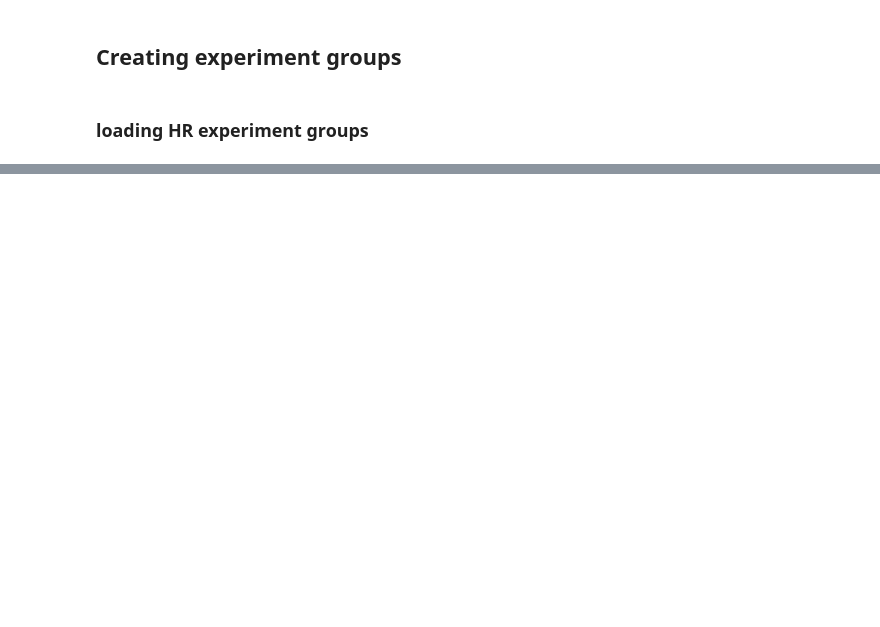
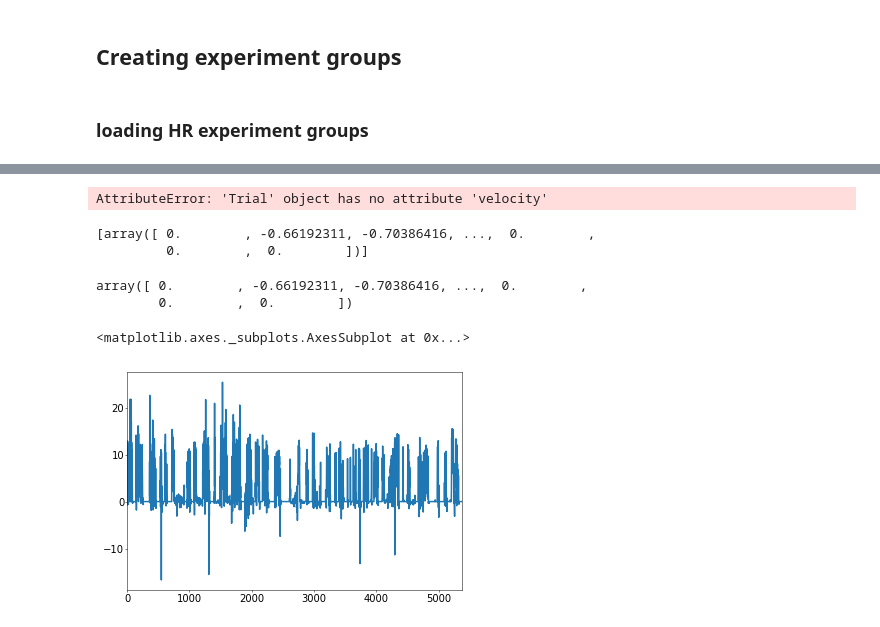
Before and after one commit to GergelyTuri/code, a Jupyter notebook: MOSSY_common.ipynb, the cells around one changed output, grey strips where cells are left out. Drawn from its saved outputs; the diff is of its cells as text; code cells hidden in the pictures; blank space fills up the shorter version.

```diff
--- a/MOSSY_common.ipynb
+++ b/MOSSY_common.ipynb
@@ -90,0 +96,24 @@ mossyMice.
+# %%
+trial = expGrp2[0][0]
+# expt.behaviorData(imageSync=True)
+# behav
+trial.velocity(imageSync=True)
+# %% [output]
+AttributeError: 'Trial' object has no attribute 'velocity'
+# %%
+Experiment.velocity(expGrp2[0])
+# %% [output]
+[array([ 0.        , -0.66192311, -0.70386416, ...,  0.        ,
+         0.        ,  0.        ])]
+# %%
+ba.velocity(trial)
+# %% [output]
+array([ 0.        , -0.66192311, -0.70386416, ...,  0.        ,
+        0.        ,  0.        ])
+# %%
+velo = ba.velocity(trial)
+veloSeries = pd.Series(velo)
+veloSeries.plot()
+# %% [output]
+<matplotlib.axes._subplots.AxesSubplot at 0x...>
+[figure, added]
```
Also changed, not shown: parts of 25 cells of this notebook, 1 other file.
